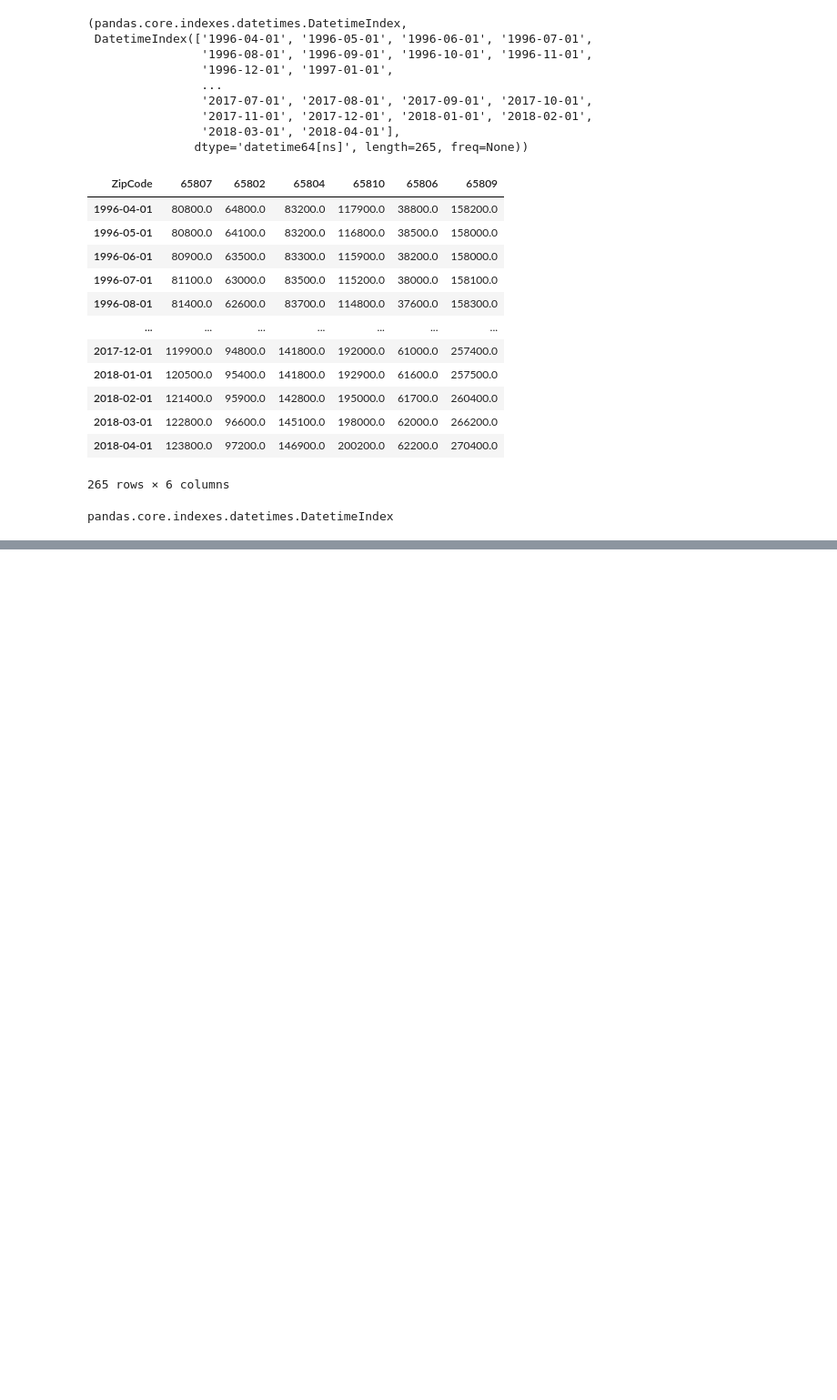
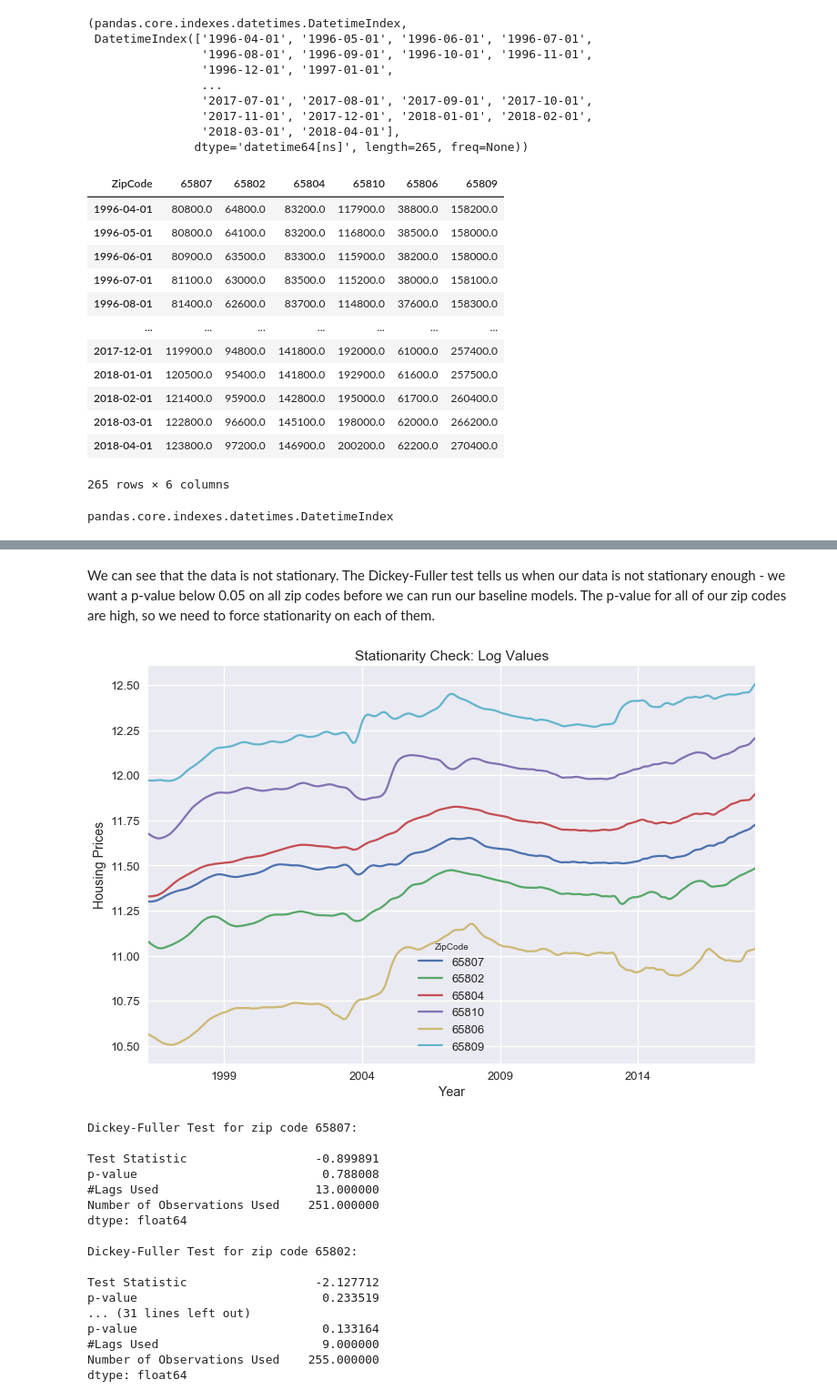
Before and after one commit to tjkim614/springfield_housing_analysis, a Jupyter notebook: 1-Exploratory-Data-Analysis.ipynb, the cells around one changed output, grey strips where cells are left out. Shown at 91% size. Drawn from its saved outputs; the diff is of its cells as text; code cells hidden in the pictures; blank space fills up the shorter version.

```diff
--- a/1-Exploratory-Data-Analysis.ipynb
+++ b/1-Exploratory-Data-Analysis.ipynb
@@ -116,8 +120,13 @@ plt.style.use('seaborn-talk')
 # %%
-springfield.plot()
-plt.title('Housing Prices over Time by Zip Code in Springfield, Missouri')
-plt.xlabel('Year')
-plt.ylabel('Housing Prices')
-plt.tight_layout()
-plt.savefig('visualizations/prices-all.png')
-plt.show()
+def stationarity_check(data, title='Housing Prices over Time by Zip Code in Springfield, Missouri', filename='tmp'):
+    data.plot(title=title)
+    plt.xlabel('Year')
+    plt.ylabel('Housing Prices')
+    plt.tight_layout()
+    plt.savefig(f'visualizations/{filename}.png')
+    plt.show()
+
+    for col in data.columns:
+        print (f'Dickey-Fuller Test for zip code {col}: \n')
+        dftest = adfuller(data[col])
+        print(pd.Series(dftest[0:4], index=['Test Statistic', 'p-value', '#Lags Used', 'Number of Observations Used']), '\n')
@@ -140,0 +154,24 @@ plt.show()
+# %% [markdown]
+We can see that the data is not stationary. The Dickey-Fuller test tells us when our data is not stationary enough - we want a p-value below 0.05 on all zip codes before we can run our baseline models. The p-value for all of our zip codes are high, so we need to force stationarity on each of them.
+# %%
+springfield_log = np.log(springfield)
+stationarity_check(springfield_log, 'Stationarity Check: Log Values', 'stationarity-check-log')
+# %% [output]
+[figure, added]
+Dickey-Fuller Test for zip code 65807:
+
+Test Statistic                  -0.899891
+p-value                          0.788008
+#Lags Used                      13.000000
+Number of Observations Used    251.000000
+dtype: float64
+
+Dickey-Fuller Test for zip code 65802:
+
+Test Statistic                  -2.127712
+p-value                          0.233519
+... (31 lines left out)
+p-value                          0.133164
+#Lags Used                       9.000000
+Number of Observations Used    255.000000
+dtype: float64
```
Also changed, not shown: parts of 25 cells of this notebook, 12 other files.
